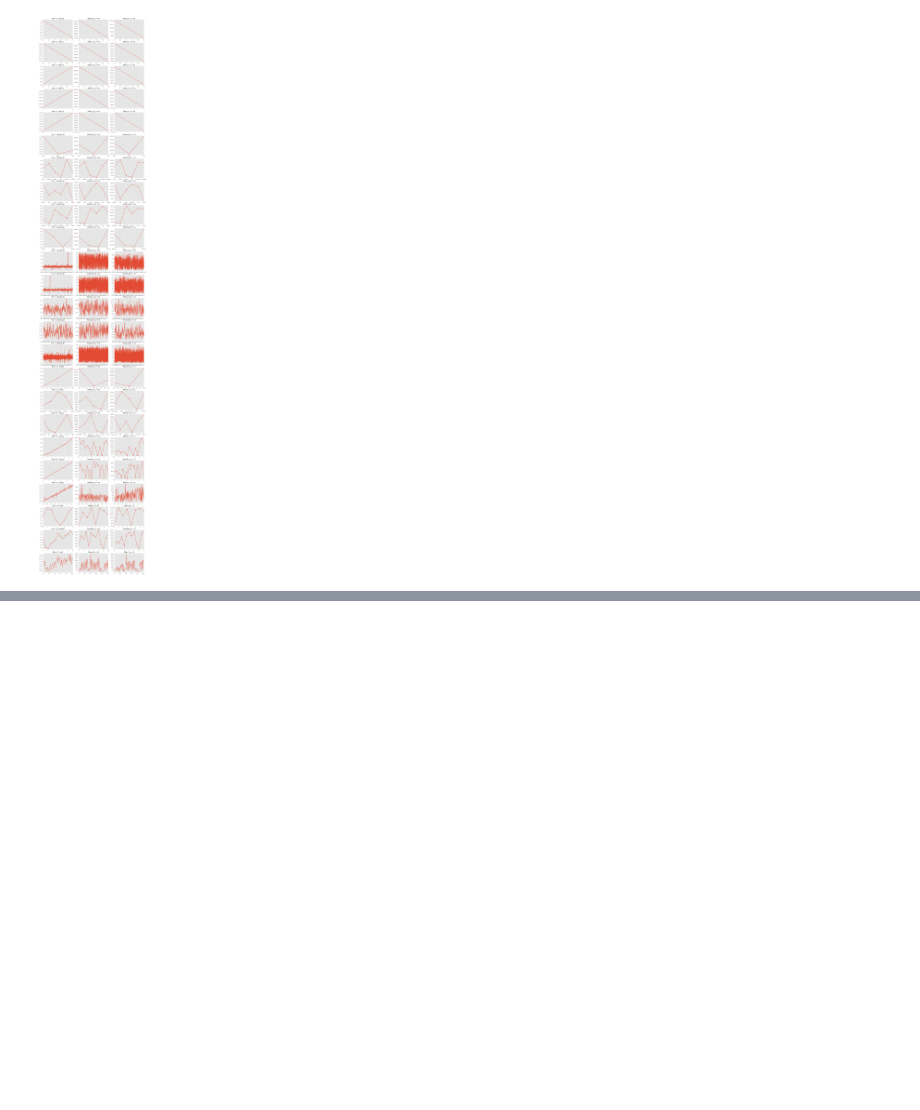
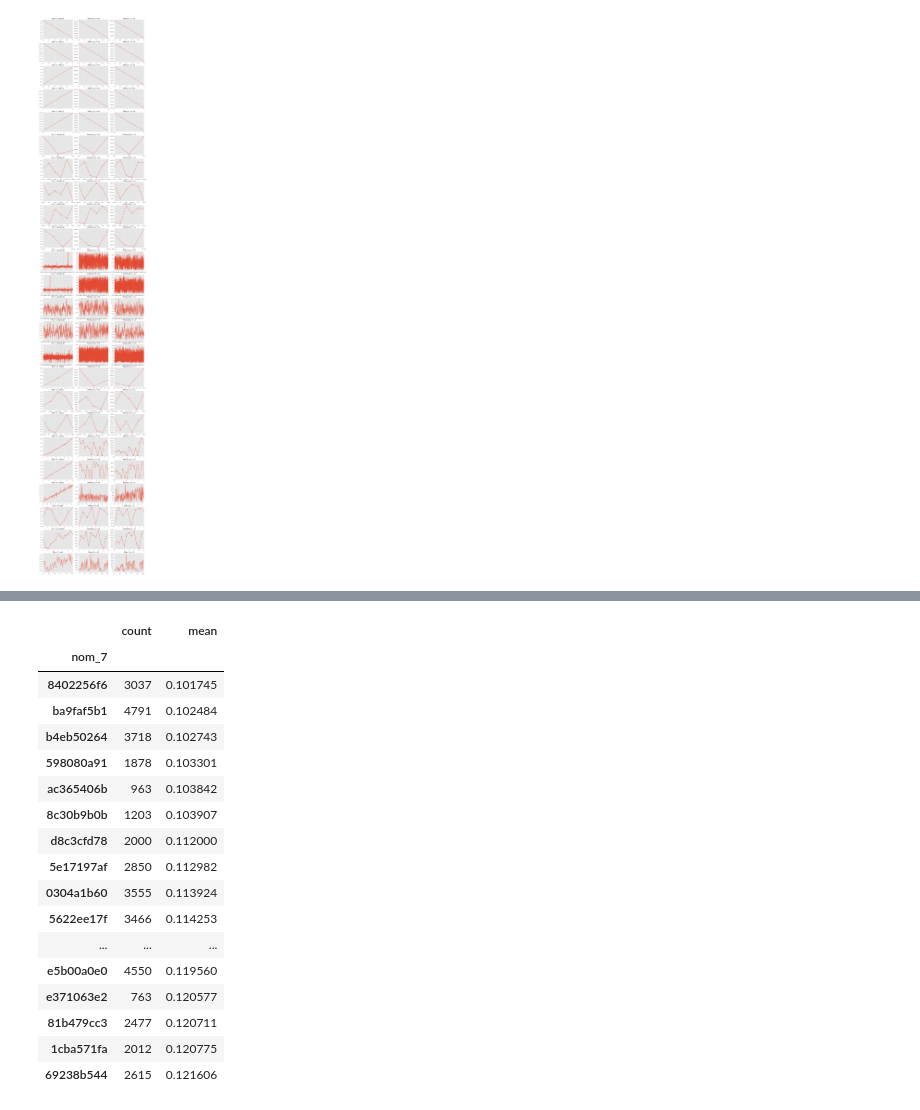
Before and after one commit to viktorsapozhok/cafeen, a Jupyter notebook: notebooks/1_simple_eda.ipynb, the cells around one changed output, grey strips where cells are left out. Saved outputs shown, nothing was run; the diff lists cells and outputs as text; code cells hidden in the pictures; blank space fills up the shorter version.

```diff
--- a/notebooks/1_simple_eda.ipynb
+++ b/notebooks/1_simple_eda.ipynb
@@ -195,0 +246,21 @@ for i in range(nrows):
+# %%
+train.groupby('nom_7')['target'].agg(['count', 'mean']).sort_values(by='mean', ascending=True).head(20)
+# %% [output]
+|  | count | mean |
+| nom_7 |  |  |
+| 8402256f6 | 3037 | 0.101745 |
+| ba9faf5b1 | 4791 | 0.102484 |
+| b4eb50264 | 3718 | 0.102743 |
+| 598080a91 | 1878 | 0.103301 |
+| ac365406b | 963 | 0.103842 |
+| 8c30b9b0b | 1203 | 0.103907 |
+| d8c3cfd78 | 2000 | 0.112000 |
+| 5e17197af | 2850 | 0.112982 |
+| 0304a1b60 | 3555 | 0.113924 |
+| 5622ee17f | 3466 | 0.114253 |
+| ... | ... | ... |
+| e5b00a0e0 | 4550 | 0.119560 |
+| e371063e2 | 763 | 0.120577 |
+| 81b479cc3 | 2477 | 0.120711 |
+| 1cba571fa | 2012 | 0.120775 |
+| 69238b544 | 2615 | 0.121606 |
```
Also changed, not shown: parts of 6 cells of this notebook, 2 other files.
